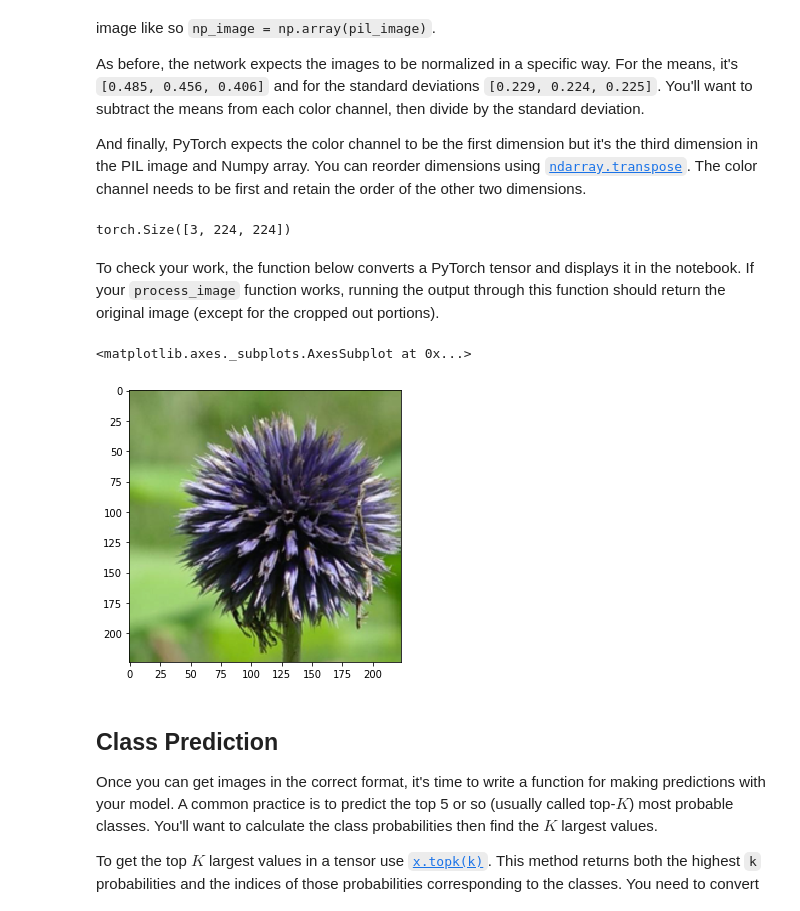
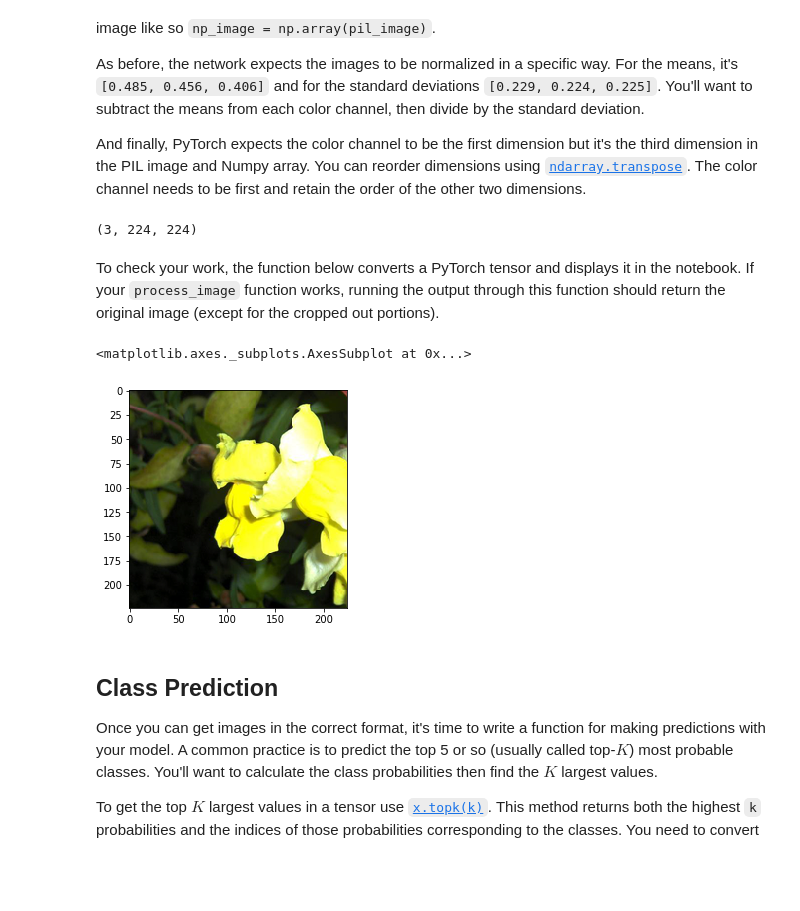
Before and after one commit to nathanpillai/udacityaipythonimageclassifier, a Jupyter notebook: Image Classifier.ipynb, the cells around one changed output. Drawn from its saved outputs; the diff is of its cells as text; code cells hidden in the pictures; blank space fills up the shorter version.

Commit message:
resubmission first review
Image process moved to PIL approach, prediction improved with clear classes and indices as result.

```diff
--- a/Image Classifier.ipynb
+++ b/Image Classifier.ipynb
@@ -328,59 +332,78 @@ Color channels of images are typically encoded as integers 0-255, but the model
 As before, the network expects the images to be normalized in a specific way. For the means, it's `[0.485, 0.456, 0.406]` and for the standard deviations `[0.229, 0.224, 0.225]`. You'll want to subtract the means from each color channel, then divide by the standard deviation.
 
 And finally, PyTorch expects the color channel to be the first dimension but it's the third dimension in the PIL image and Numpy array. You can reorder dimensions using [`ndarray.transpose`](https://docs.scipy.org/doc/numpy-1.13.0/reference/generated/numpy.ndarray.transpose.html). The color channel needs to be first and retain the order of the other two dimensions.
-# %%
-def process_image(image):
-    img_pil = Image.open(image)
-
-    adjustments = transforms.Compose([
-        transforms.Resize(256),
-        transforms.CenterCrop(224),
-        transforms.ToTensor(),
-        transforms.Normalize(mean=[0.485, 0.456, 0.406], std=[0.229, 0.224, 0.225])
-    ])
-
-    img_tensor = adjustments(img_pil)
-
-    return img_tensor
-
-
-    # TODO: Process a PIL image for use in a PyTorch model
-
-img = (data_dir + '/test' + '/1/' + 'image_06752.jpg')
-img = process_image(img)
-print(img.shape)
-# %% [output]
-torch.Size([3, 224, 224])
+# %%
+def process_image(image_path):
+    ''' Scales, crops, and normalizes a PIL image for a PyTorch model,
+        returns an Numpy array
+    '''
+    with Image.open(image_path) as image:
+        imsssize = 256
+        cropsize = 224
+        # TODO: Process a PIL image for use in a PyTorch model
+        new_size = [0, 0]
+
+        if image.size[0] > image.size[1]:
+            new_size = [image.size[0], imsssize]
+        else:
+            new_size = [imsssize, image.size[1]]
+
+        image.thumbnail(new_size, Image.ANTIALIAS)
+        width, height = image.size
+
+        left = (imsssize - cropsize)/2
+        top = (imsssize - cropsize)/2
+        right = (imsssize + cropsize)/2
+        bottom = (imsssize + cropsize)/2
+
+        image = image.crop((left, top, right, bottom))
+
+        image = np.array(image)
+        image = image/255.
+
+        mean = np.array([0.485, 0.456, 0.406])
+        std = np.array([0.229, 0.224, 0.225])
+        image = (image - mean) / std
+
+        image = np.transpose(image, (2, 0, 1))
+
+        return image
+
+img = (data_dir + '/test' + '/1/' + 'image_06752.jpg')
+img = process_image(img)
+print(img.shape)
+# %% [output]
+(3, 224, 224)
 # %% [markdown]
 To check your work, the function below converts a PyTorch tensor and displays it in the notebook. If your `process_image` function works, running the output through this function should return the original image (except for the cropped out portions).
 # %%
 def imshow(image, ax=None, title=None):
     """Imshow for Tensor."""
     if ax is None:
         fig, ax = plt.subplots()
 
     # PyTorch tensors assume the color channel is the first dimension
     # but matplotlib assumes is the third dimension
-    image = image.numpy().transpose((1, 2, 0))
+    image = image.transpose((1, 2, 0))
 
     # Undo preprocessing
     mean = np.array([0.485, 0.456, 0.406])
     std = np.array([0.229, 0.224, 0.225])
     image = std * image + mean
 
     # Image needs to be clipped between 0 and 1 or it looks like noise when displayed
     image = np.clip(image, 0, 1)
 
     ax.imshow(image)
 
     return ax
 
 
-imshow(process_image("flowers/test/10/image_07104.jpg"))
+imshow(process_image("flowers/test/11/image_03147.jpg"))
 # image_06743 image_07104
 # %% [output]
 <matplotlib.axes._subplots.AxesSubplot at 0x...>
-[figure, old version]
+[figure, new version]
 # %% [markdown]
 ## Class Prediction
 
```
Also changed, not shown: parts of 11 cells of this notebook, 4 other files.
